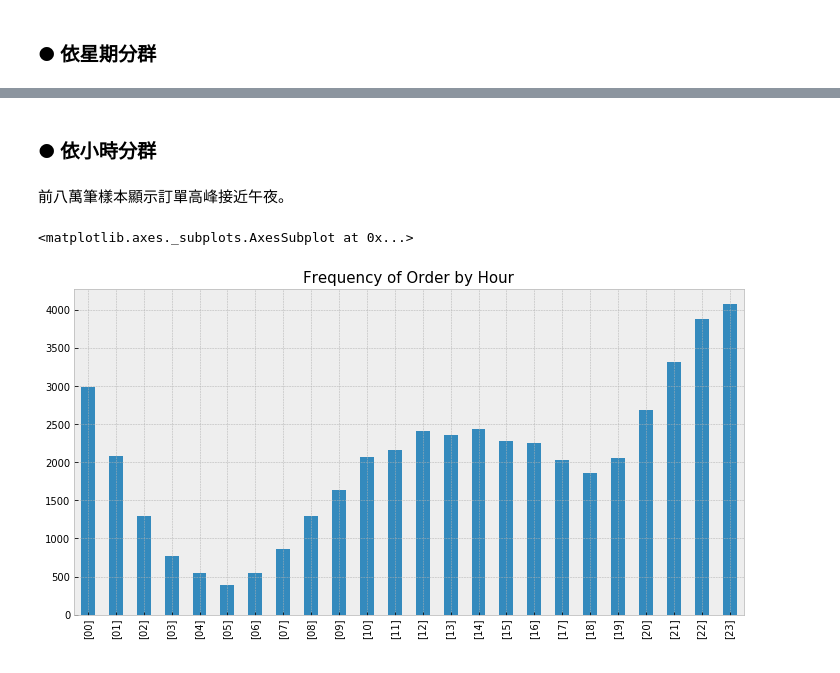
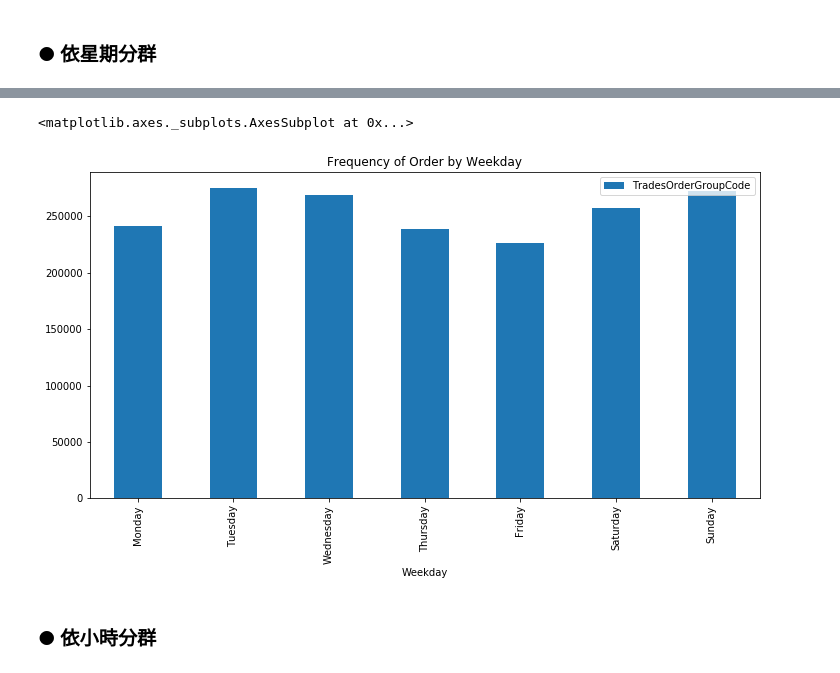
Before and after one commit to JessieChiu/CSXSpring2018_Python, a Jupyter notebook: week_1/week_1_91APP_EDA.ipynb, the cells around one changed output, grey strips where cells are left out. Drawn from its saved outputs; the diff is of its cells as text; code cells hidden in the pictures.

```diff
--- a/week_1/week_1_91APP_EDA.ipynb
+++ b/week_1/week_1_91APP_EDA.ipynb
@@ -136,0 +139,14 @@ InvoiceDate.value_counts().sort_index().plot.bar()
+# %%
+data = df2.groupby(by='Weekday')['TradesOrderGroupCode'].size().to_frame()
+data.reset_index(level=0, inplace=True) # reset index so as to sort Weekday
+
+weekday_order = ['Monday','Tuesday','Wednesday','Thursday','Friday','Saturday','Sunday']
+
+data.Weekday = pd.Categorical(data.Weekday,
+                      categories=weekday_order,
+                      ordered=True)
+
+data.sort_values('Weekday', inplace=True) # sort Weekdays
+data = data.reset_index(drop=True)
+
+data
@@ -137,12 +162,7 @@ InvoiceDate.value_counts().sort_index().plot.bar()
+# %%
+data.plot.bar(x='Weekday', figsize=(12,6), title="Frequency of Order by Weekday")
+# %% [output]
+<matplotlib.axes._subplots.AxesSubplot at 0x...>
+[figure, added]
 # %% [markdown]
 ### ● 依小時分群
-# %% [markdown]
-前八萬筆樣本顯示訂單高峰接近午夜。
-# %%
-plt.figure(figsize=(12,6))
-plt.title("Frequency of Order by Hour", fontsize=15)
-InvoiceDate = df2[:80000].groupby(['TradesOrderGroupCode'])['Hour'].unique() #先取前八萬筆(跑不動全部)
-InvoiceDate.value_counts().sort_index().plot.bar()
-# %% [output]
-<matplotlib.axes._subplots.AxesSubplot at 0x...>
-[figure, removed]
```
Also changed, not shown: parts of 21 cells of this notebook.
